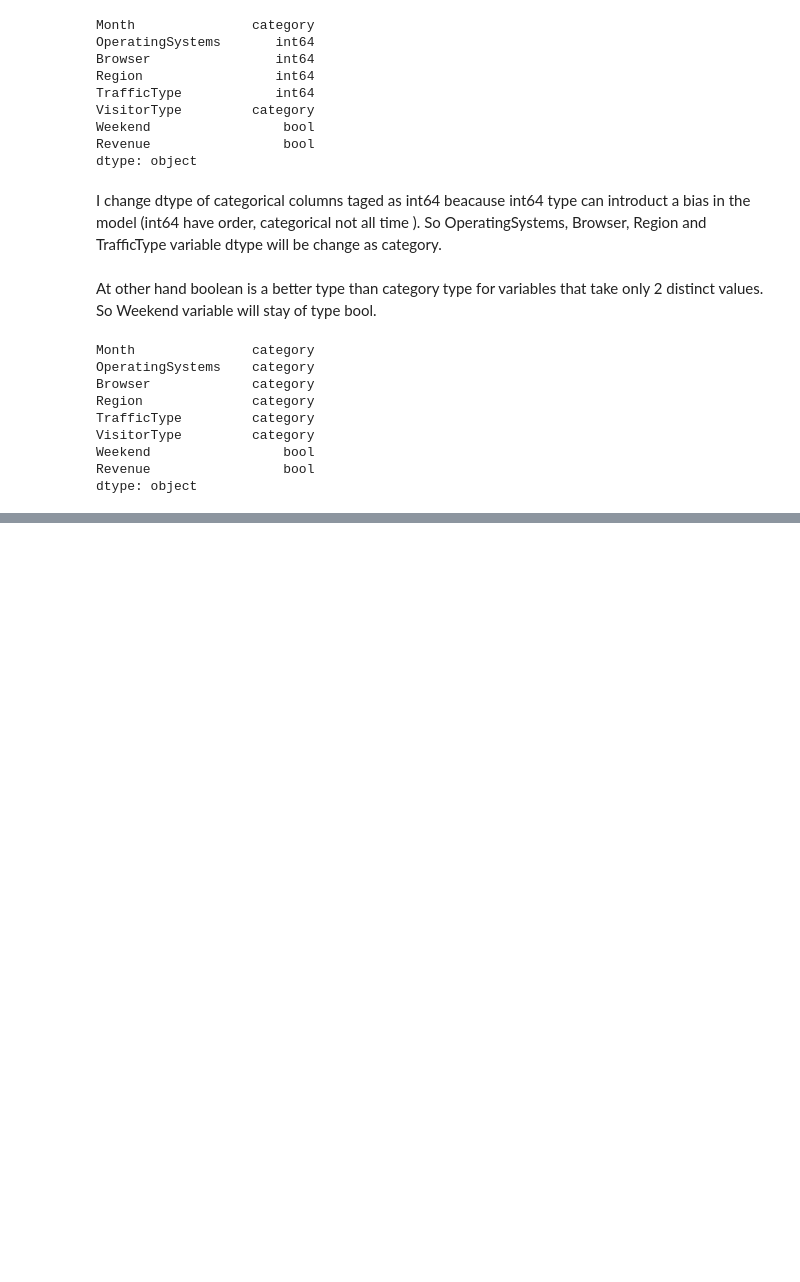
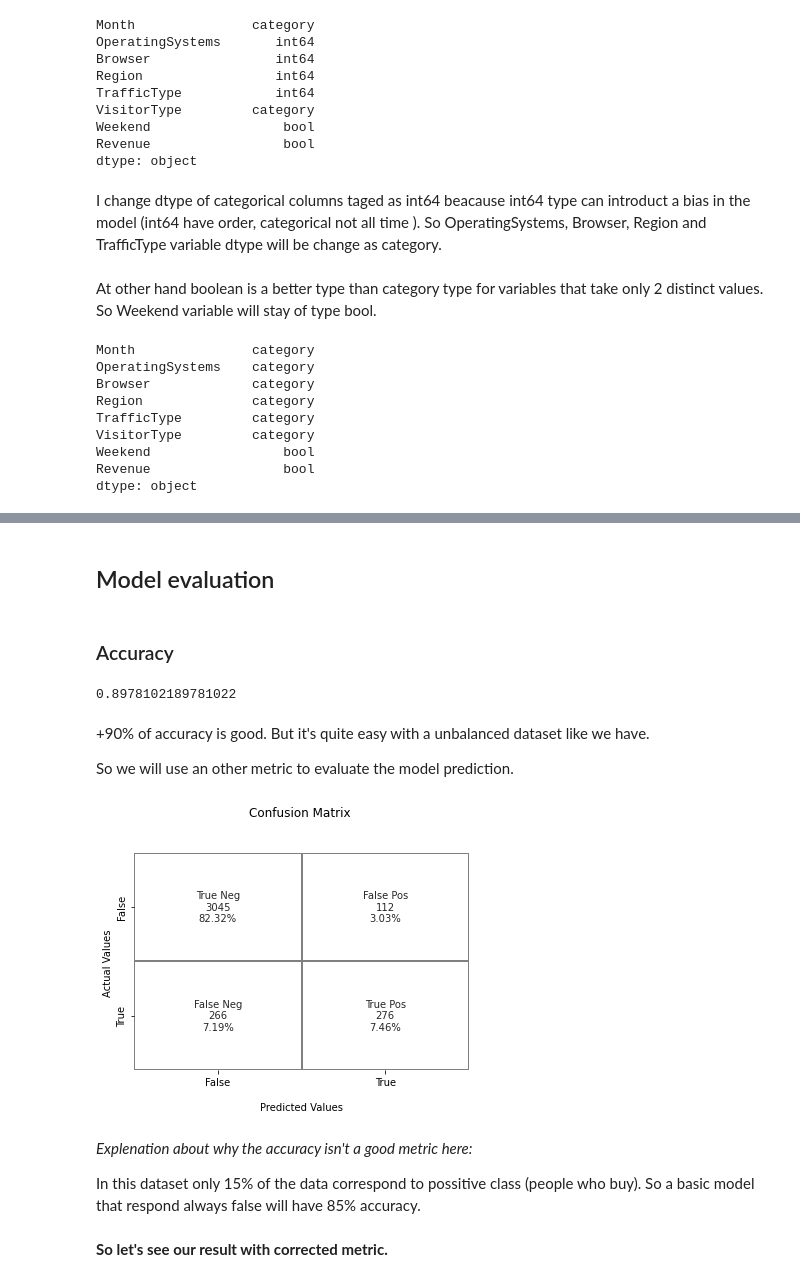
Before and after one commit to NandyBa/Analysis-Online-Shoppers-Intention, a Jupyter notebook: Analysis.ipynb, the cells around one changed output, grey strips where cells are left out. Cells and saved outputs as stored; diff of their text form; code cells hidden in the pictures; blank space fills up the shorter version.

Commit message:
First classification model

```diff
--- a/Analysis.ipynb
+++ b/Analysis.ipynb
@@ -132,0 +200,52 @@ dtype: object
+# %%
+SVG_model = Pipeline(steps=[
+        ('preprocessor', preprocessor),
+        ('linearRegression', SVC())
+    ])
+# %%
+fitted_SVG_model = SVG_model.fit(X_train, y_train)
+# %%
+y_prediction = fitted_SVG_model.predict(X_test)
+# %% [markdown]
+## Model evaluation
+# %%
+from sklearn.metrics import confusion_matrix
+cf_matrix = confusion_matrix(y_test, y_prediction)
+# %% [markdown]
+### Accuracy
+# %%
+accuracy_score(y_test, y_prediction)
+# %% [output]
+0.8978102189781022
+# %% [markdown]
++90% of accuracy is good. But it's quite easy with a unbalanced dataset like we have.
+
+So we will use an other metric to evaluate the model prediction.
+# %%
+group_names = ['True Neg','False Pos','False Neg','True Pos']
+group_counts = ["{0:0.0f}".format(value) for value in
+cf_matrix.flatten()]
+group_percentages = ["{0:.2%}".format(value) for value in
+cf_matrix.flatten()/np.sum(cf_matrix)]
+labels = [f"{v1}\n{v2}\n{v3}" for v1, v2, v3 in
+zip(group_names,group_counts,group_percentages)]
+labels = np.asarray(labels).reshape(2,2)
+ax = sns.heatmap(cf_matrix, annot=labels, fmt='', cmap=ListedColormap(['white']), cbar=False, cbar_kws={"shrink": .82},
+                  linewidths=0.1, linecolor='gray')
+ax.set_title('Confusion Matrix \n\n');
+ax.set_xlabel('\nPredicted Values')
+ax.set_ylabel('Actual Values ');
+## Ticket labels - List must be in alphabetical order
+ax.xaxis.set_ticklabels(['False','True'])
+ax.yaxis.set_ticklabels(['False','True'])
+## Display the visualization of the Confusion Matrix.
+plt.show()
+# %% [output]
+[figure, added]
+# %% [markdown]
+*Explenation about why the accuracy isn't a good metric here:*
+
+In this dataset only 15% of the data correspond to possitive class (people who buy).
+So a basic model that respond always false will have 85% accuracy.
+# %% [markdown]
+**So let's see our result with corrected metric.**
```
Also changed, not shown: parts of 21 cells of this notebook.
